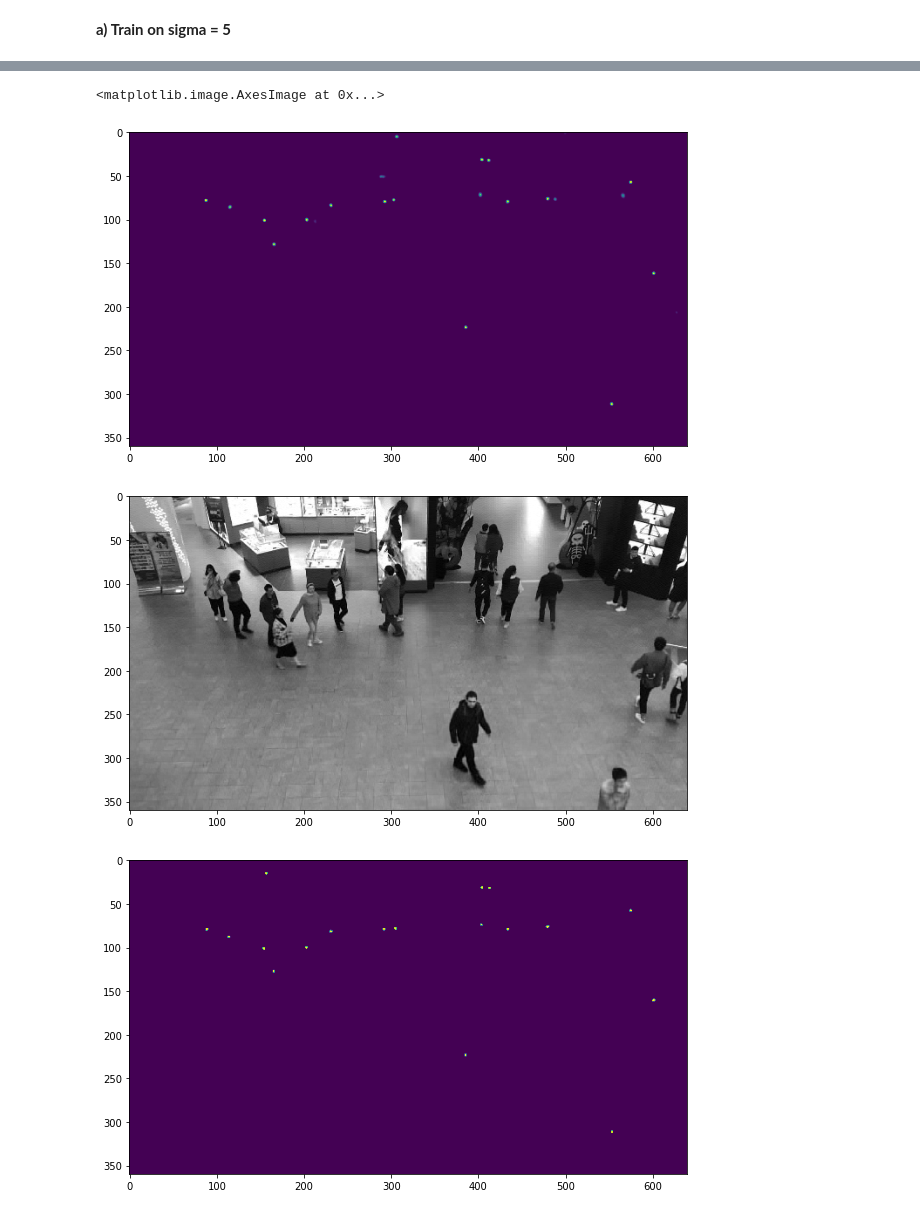
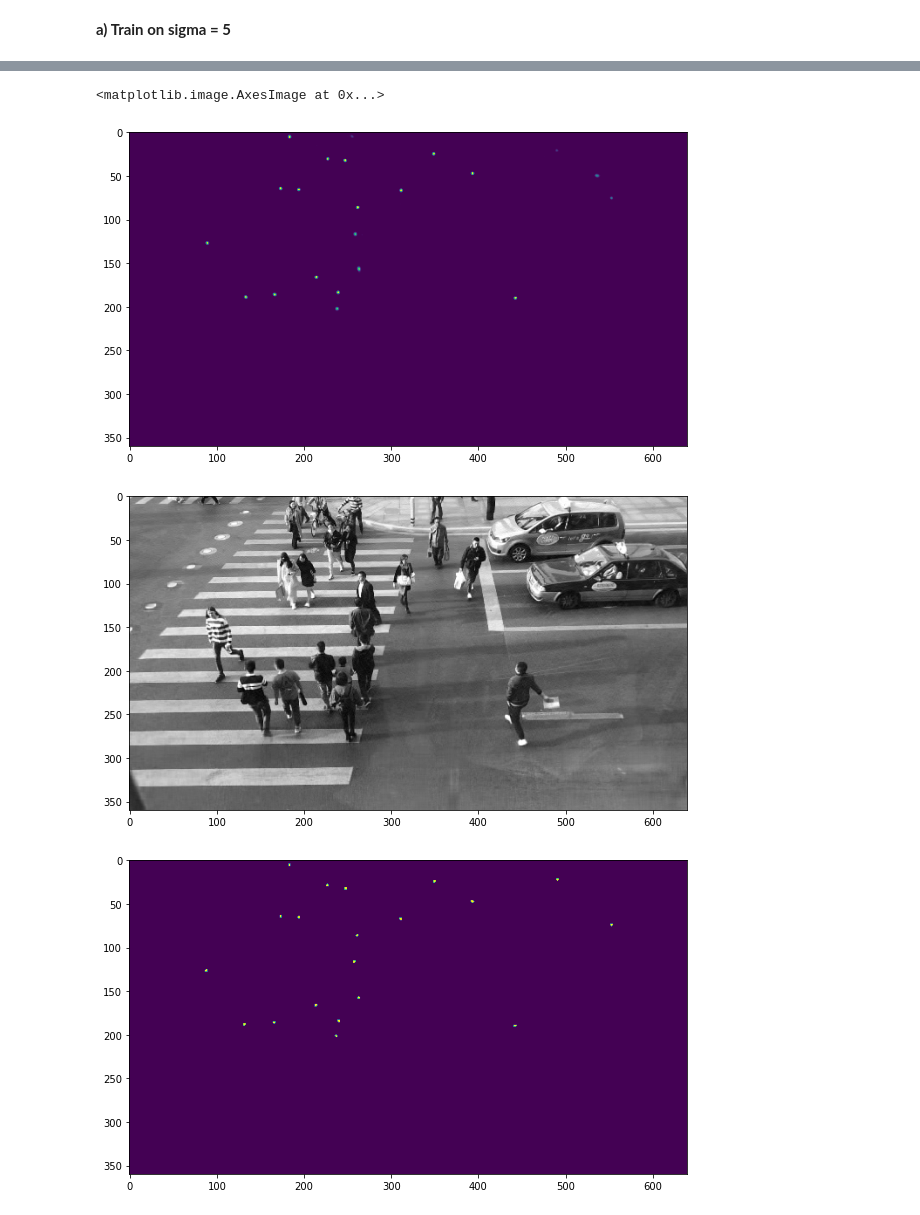
Before and after one commit to ManavFCB/Crowd-Counting, a Jupyter notebook: Crowd_Counting_P1.ipynb, the cells around one changed output, grey strips where cells are left out. Cells and saved outputs as stored; diff of their text form; code cells hidden in the pictures.

```diff
--- a/Crowd_Counting_P1.ipynb
+++ b/Crowd_Counting_P1.ipynb
@@ -45,4 +42,0 @@ for root, dirs, files in os.walk(path):
-# %%
-img = cv2.imread("/content/gdrive/MyDrive/fdst/train_data/53/annotation_map_5/001.jpg", cv2.IMREAD_GRAYSCALE)
-# %%
-img_json = pd.read_json("/content/gdrive/MyDrive/fdst/train_data/1/001.json")
@@ -355,23 +341,23 @@ pred = unet.predict(x_test, batch_size = 16)
 pred = 255 * pred
 pred = pred.astype('uint8')
 # %%
-a = pred[252]
+a = pred[1500]
 a = np.reshape(a, (a.shape[0], a.shape[1]))
 # _, a = cv2.threshold(a, 0, 1, cv2.THRESH_BINARY+cv2.THRESH_OTSU
 # %%
 plt.figure(figsize = (10, 20))
 plt.imshow(a)
-t = x_test[252]
+t = x_test[1500]
 plt.figure(figsize=(10, 20))
 plt.imshow(t.reshape(t.shape[0], t.shape[1]), cmap = 'gray')
-gt = y_test[252]
+gt = y_test[1500]
 plt.figure(figsize=(10, 20))
 plt.imshow(gt.reshape(gt.shape[0], gt.shape[1]))
 # %% [output]
 <matplotlib.image.AxesImage at 0x...>
-[figure, old version]
+[figure, new version]
-[figure, old version]
+[figure, new version]
-[figure, old version]
+[figure, new version]
 # %%
 def resize_img(x1):
   for i in range(x1.shape[0]):
```
Also changed, not shown: parts of 35 cells of this notebook.
